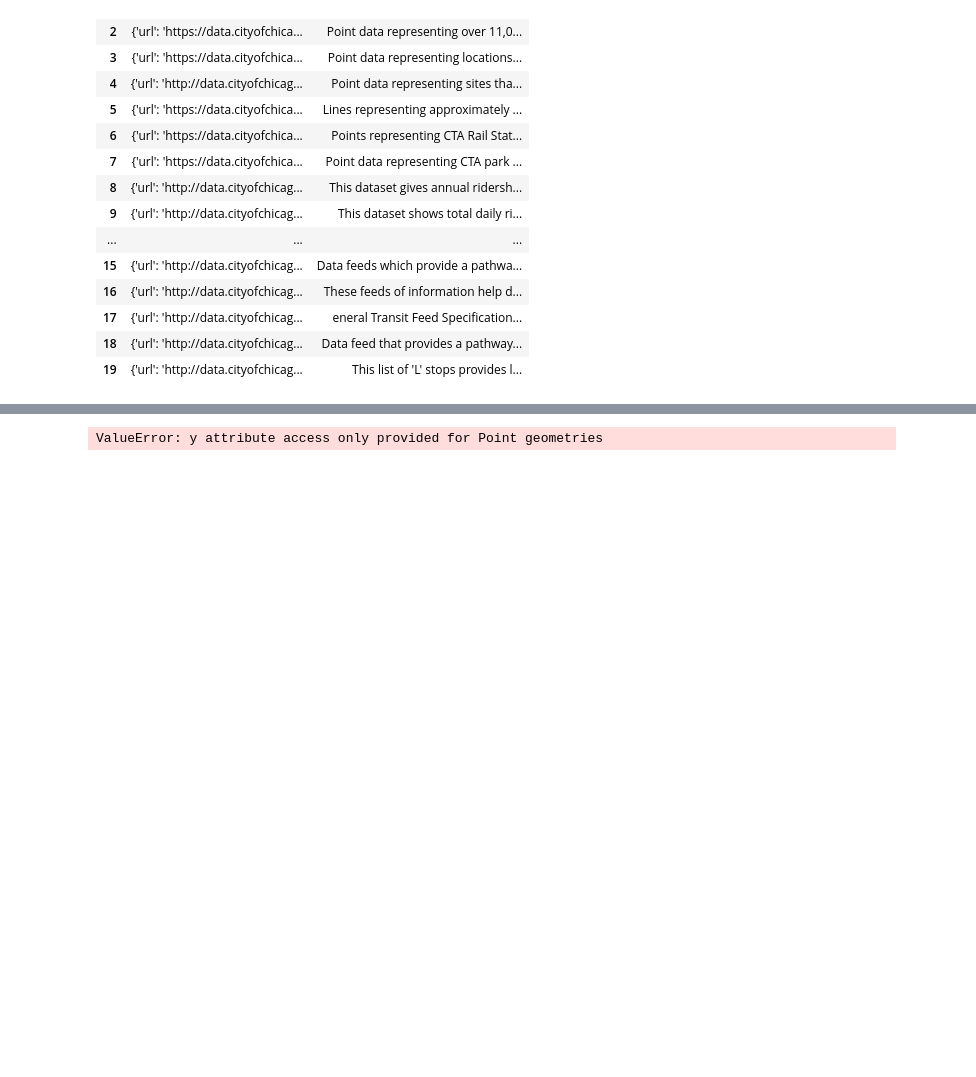
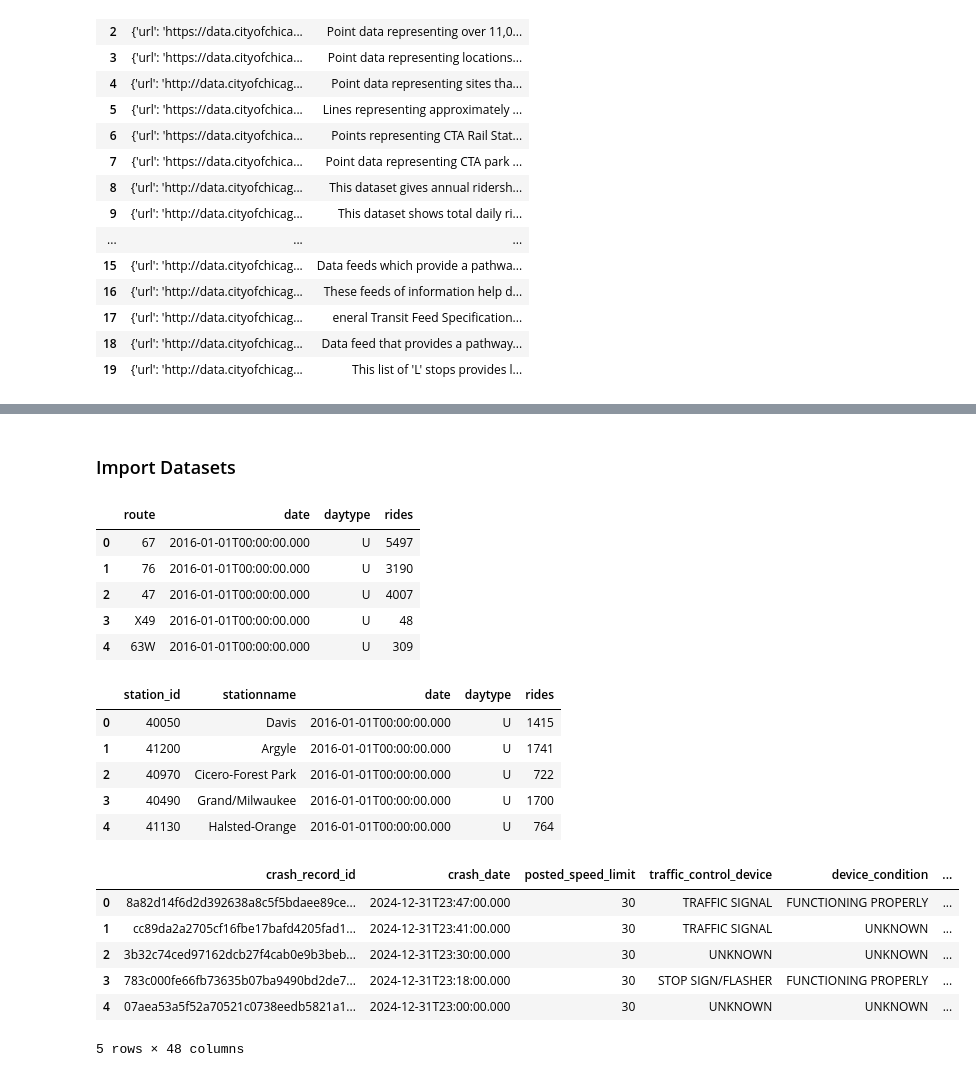
Before and after one commit to chance-roberts/DATA6330_RobertsC, a Jupyter notebook: RobertsC_DATA6330.ipynb, the cells around one changed output, grey strips where cells are left out. Cells and saved outputs as stored; diff of their text form; code cells hidden in the pictures; blank space fills up the shorter version.

```diff
--- a/RobertsC_DATA6330.ipynb
+++ b/RobertsC_DATA6330.ipynb
@@ -72,50 +72,5 @@ folium.GeoJson(bus_stops_df).add_to(m)
 m
 # %% [output]
 [interactive output not drawn]
-# %%
-import folium
-from folium.plugins import MarkerCluster
-import pandas as pd
-
-# Create a base map centered at the mean location of all bus stops
-center_lat = bus_stops_df.geometry.y.mean()
-center_lon = bus_stops_df.geometry.x.mean()
-
-# Create a map with a nice zoom level
-m = folium.Map(location=[center_lat, center_lon],
-               zoom_start=12,
-               tiles='CartoDB positron')  # This is a clean, light base map
-
-# Add a marker cluster to handle many points efficiently
-marker_cluster = MarkerCluster().add_to(m)
-
-# Add bus stops to the map (limiting to 1000 for performance)
-for idx, row in bus_stops_df.iloc[:1000].iterrows():
-    # Extract information for popup
-    stop_name = row.get('stop_name', f'Stop {idx}')
-    stop_id = row.get('stop_id', 'N/A')
-
-    # Get coordinates
-    lat = row.geometry.y
-    lon = row.geometry.x
-
-    # Create popup content
-    popup_text = f"Stop ID: {stop_id}<br>Name: {stop_name}"
-
-    # Add marker to cluster
-    folium.Marker(
-        location=[lat, lon],
-        popup=popup_text,
-        icon=folium.Icon(color='blue', icon='bus', prefix='fa')
-    ).add_to(marker_cluster)
-
-# Add a title
-title_html = '''
-             <h3 align="center" style="font-size:16px"><b>Bus Stops Map</b></h3>
-             '''
-m.get_root().html.add_child(folium.Element(title_html))
-
-# Display the map
-m
-# %% [output]
-ValueError: y attribute access only provided for Point geometries
+# %% [markdown]
+### Import Datasets
@@ -121,0 +95,24 @@ ValueError: y attribute access only provided for Point geometries
+# %%
+display(bus_ridership_df.head())
+display(train_ridership_df.head())
+display(traffic_crashes_df.head())
+# %% [output]
+|  | route | date | daytype | rides |
+| 0 | 67 | 2016-01-01T00:00:00.000 | U | 5497 |
+| 1 | 76 | 2016-01-01T00:00:00.000 | U | 3190 |
+| 2 | 47 | 2016-01-01T00:00:00.000 | U | 4007 |
+| 3 | X49 | 2016-01-01T00:00:00.000 | U | 48 |
+| 4 | 63W | 2016-01-01T00:00:00.000 | U | 309 |
+|  | station_id | stationname | date | daytype | rides |
+| 0 | 40050 | Davis | 2016-01-01T00:00:00.000 | U | 1415 |
+| 1 | 41200 | Argyle | 2016-01-01T00:00:00.000 | U | 1741 |
+| 2 | 40970 | Cicero-Forest Park | 2016-01-01T00:00:00.000 | U | 722 |
+| 3 | 40490 | Grand/Milwaukee | 2016-01-01T00:00:00.000 | U | 1700 |
+| 4 | 41130 | Halsted-Orange | 2016-01-01T00:00:00.000 | U | 764 |
+|  | crash_record_id | crash_date | posted_speed_limit | traffic_control_device | device_condition | ... |
+| 0 | 8a82d14f6d2d392638a8c5f5bdaee89ce... | 2024-12-31T23:47:00.000 | 30 | TRAFFIC SIGNAL | FUNCTIONING PROPERLY | ... |
+| 1 | cc89da2a2705cf16fbe17bafd4205fad1... | 2024-12-31T23:41:00.000 | 30 | TRAFFIC SIGNAL | UNKNOWN | ... |
+| 2 | 3b32c74ced97162dcb27f4cab0e9b3beb... | 2024-12-31T23:30:00.000 | 30 | UNKNOWN | UNKNOWN | ... |
+| 3 | 783c000fe66fb73635b07ba9490bd2de7... | 2024-12-31T23:18:00.000 | 30 | STOP SIGN/FLASHER | FUNCTIONING PROPERLY | ... |
+| 4 | 07aea53a5f52a70521c0738eedb5821a1... | 2024-12-31T23:00:00.000 | 30 | UNKNOWN | UNKNOWN | ... |
+5 rows × 48 columns
```
Also changed, not shown: parts of 6 cells of this notebook.
